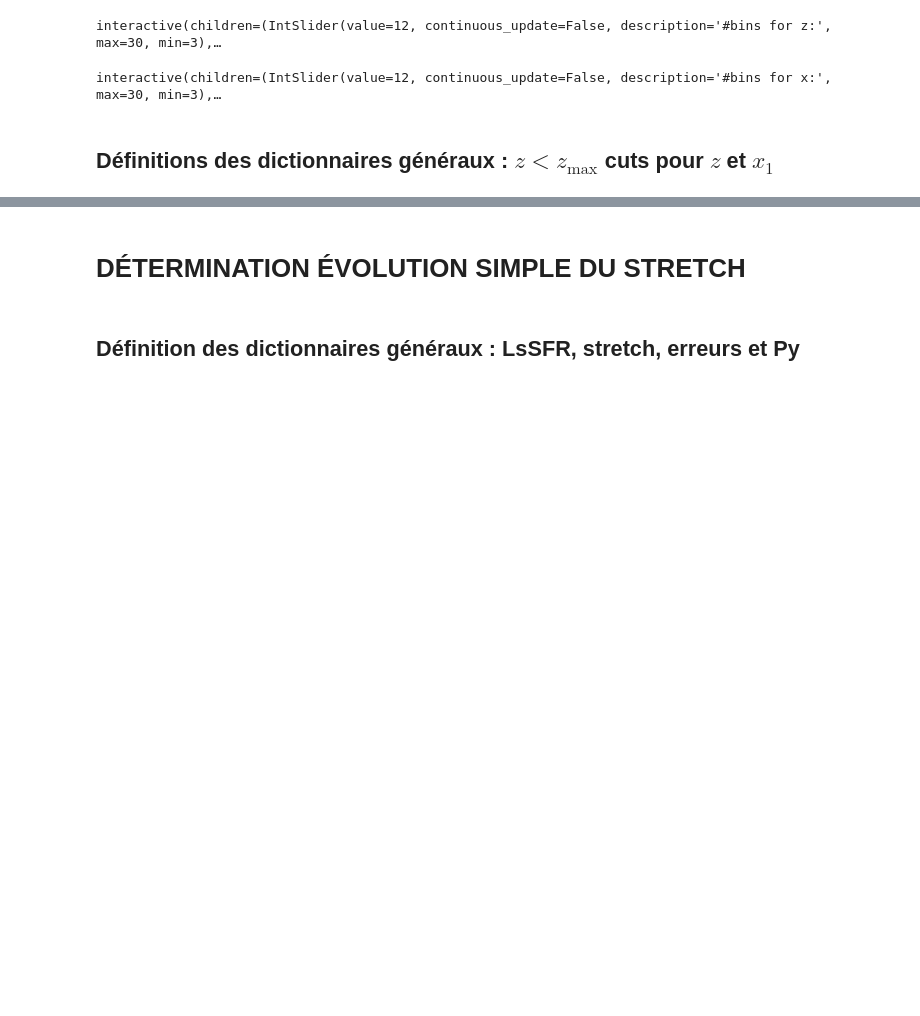
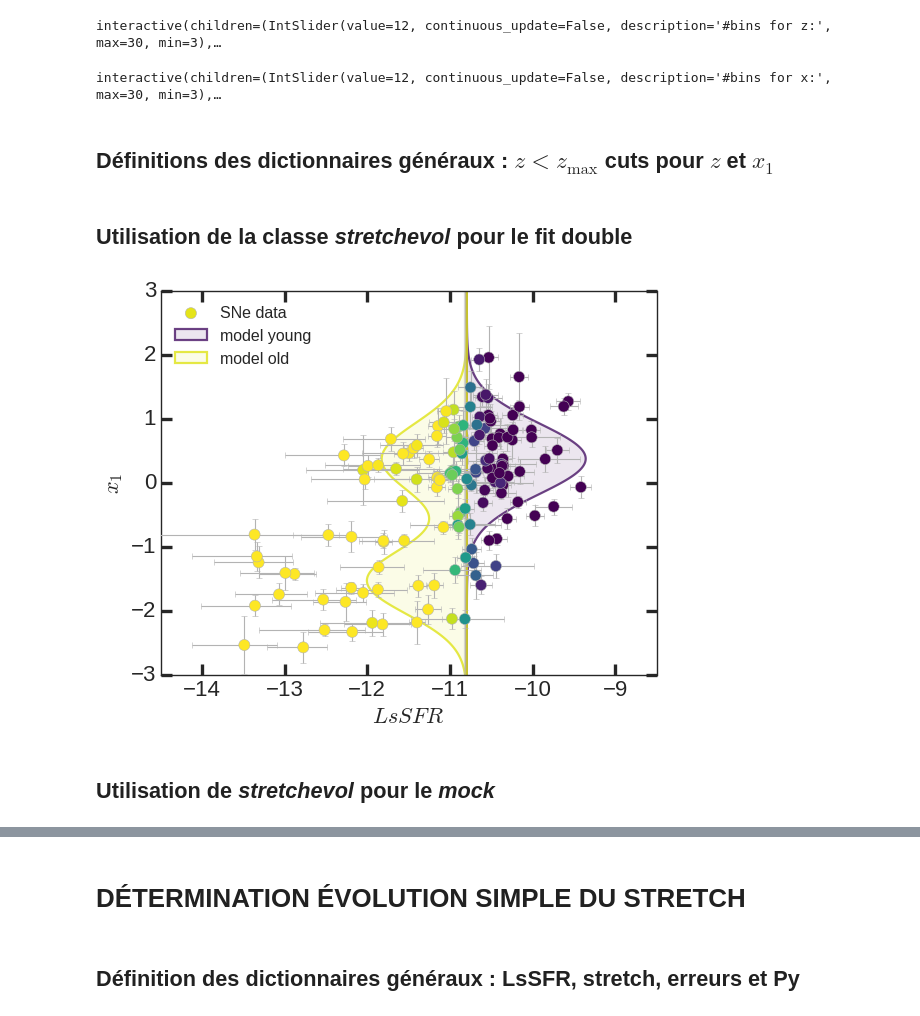
Before and after one commit to Nora-n/variaIa, a Jupyter notebook: notebooks/ModeFits.ipynb, the cells around one changed output, grey strips where cells are left out. Drawn from its saved outputs; the diff is of its cells as text; code cells hidden in the pictures; blank space fills up the shorter version.

```diff
--- a/notebooks/ModeFits.ipynb
+++ b/notebooks/ModeFits.ipynb
@@ -106,3 +107,29 @@ for survey in surveys[:-1]:
 zmax_cuts['SNF'] = np.where(surv['SNF']['host.zcmb'].values < zmax['SNF'])
 z_zcuts['SNF'] = surv['SNF']['host.zcmb'].values[zmax_cuts['SNF']]
 x1_zcuts['SNF'] = surv['SNF']['salt2.X1'].values[zmax_cuts['SNF']]
+# %% [markdown]
+## Utilisation de la classe _stretchevol_ pour le fit double
+# %%
+reload(stretchevol)
+
+names = {'lssfr_name':       'lssfr',
+         'stretch_name':     'salt2.X1',
+         'stretch_err_name': 'salt2.X1.err',
+         'lssfr_err_d_name': 'lssfr.err_down',
+         'lssfr_err_u_name': 'lssfr.err_up',
+         'py_name':          'p(prompt)'}
+
+evolD = stretchevol.EvolDouble()
+evolD.set_names(names)
+evolD.set_data(d_snf)
+
+evolD.minimize()
+
+evolD.plt_scatter()
+
+fig=plt.gcf()
+fig.savefig('/home/nora/Pictures/BiGaussian.pdf')
+# %% [output]
+[figure, added]
+# %% [markdown]
+## Utilisation de _stretchevol_ pour le _mock_
```
Also changed, not shown: parts of 43 cells of this notebook, 2 other files.
